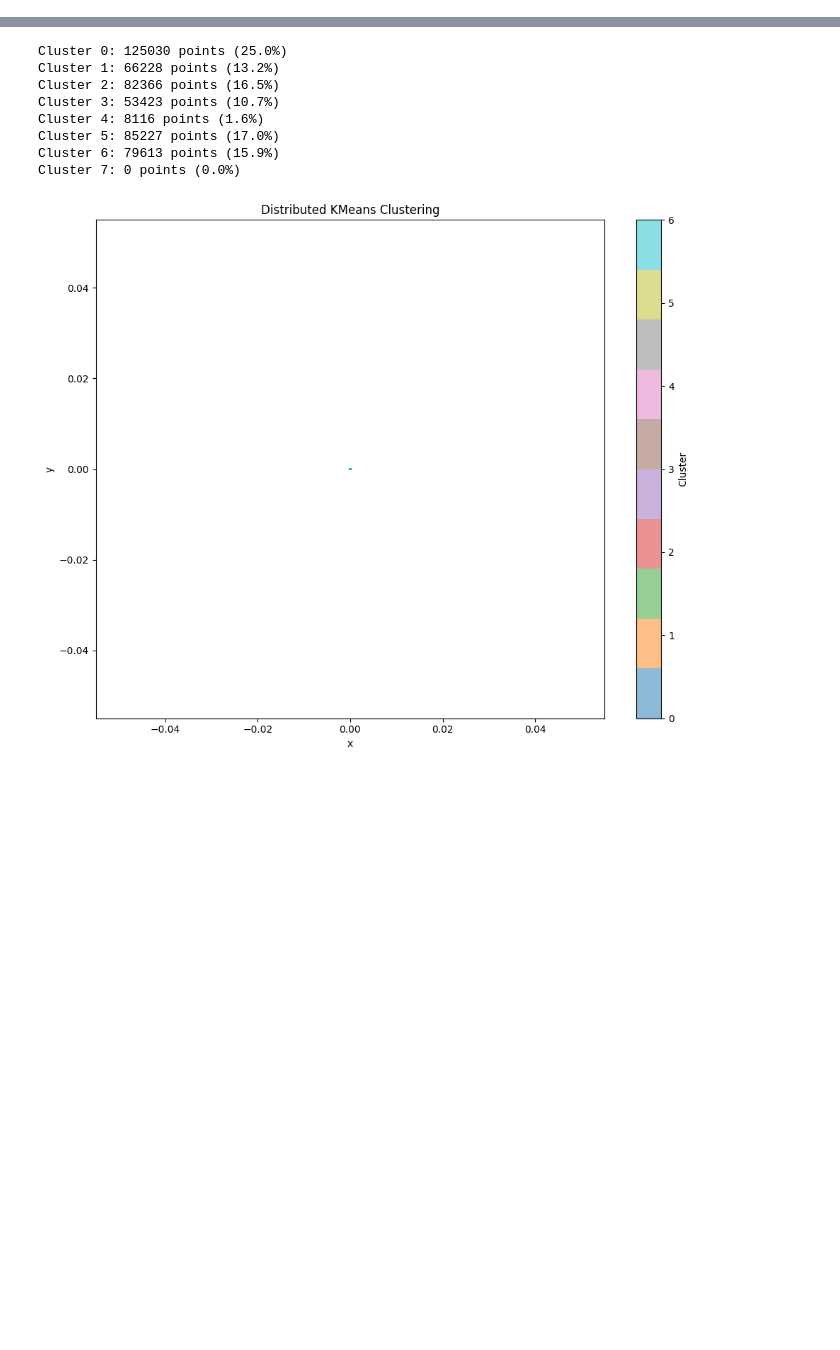
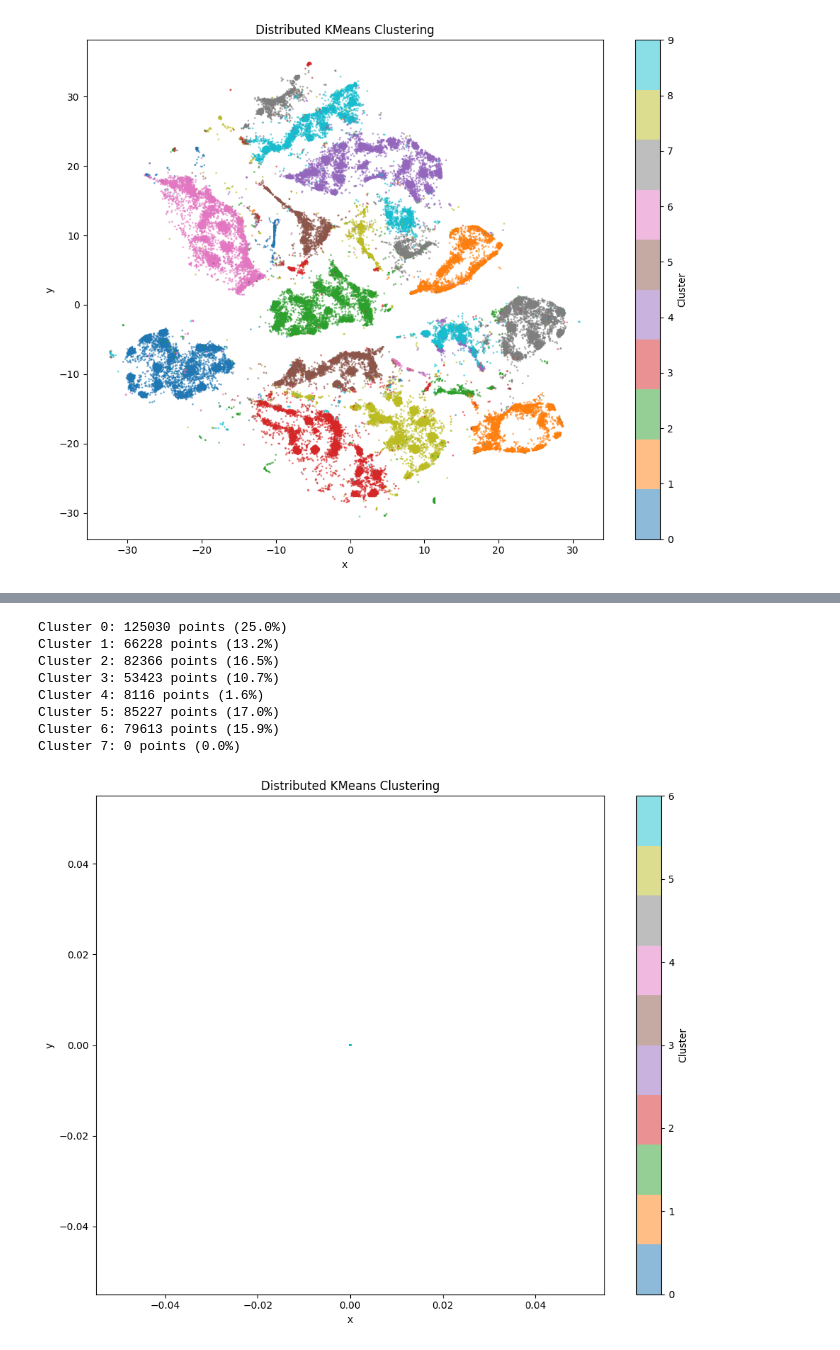
Before and after one commit to detker/flashtsne2, a Jupyter notebook: visualize.ipynb, the cells around one changed output, grey strips where cells are left out. Saved outputs shown, nothing was run; the diff lists cells and outputs as text; code cells hidden in the pictures; blank space fills up the shorter version.

```diff
--- a/visualize.ipynb
+++ b/visualize.ipynb
@@ -2,6 +2,22 @@
 import glob
 import numpy as np
 import matplotlib.pyplot as plt
+# %%
+labels = np.loadtxt("../mnist_labels.txt", dtype=int)
+data = np.vstack([np.loadtxt(f) for f in ['../y_final_rank0.txt', '../y_final_rank1.txt']])
+x, y, ids = data[:, 0], data[:, 1], data[:, 3].astype(int)
+# %%
+plt.figure(figsize=(10, 8))
+scatter = plt.scatter(x, y, c=labels[ids], cmap="tab10", s=1, alpha=0.5)
+# plt.scatter(centroids[:, 0], centroids[:, 1], c="red", marker="X", s=200, edgecolors="black", linewidths=1.5, zorder=5)
+plt.colorbar(scatter, label="Cluster")
+plt.title("Distributed KMeans Clustering")
+plt.xlabel("x")
+plt.ylabel("y")
+plt.tight_layout()
+plt.show()
+# %% [output]
+[figure, added]
 # %%
 # Load assignments from all ranks
 files = sorted(glob.glob("assignments_rank*.txt"))
```
Also changed, not shown: parts of 1 cell of this notebook.
